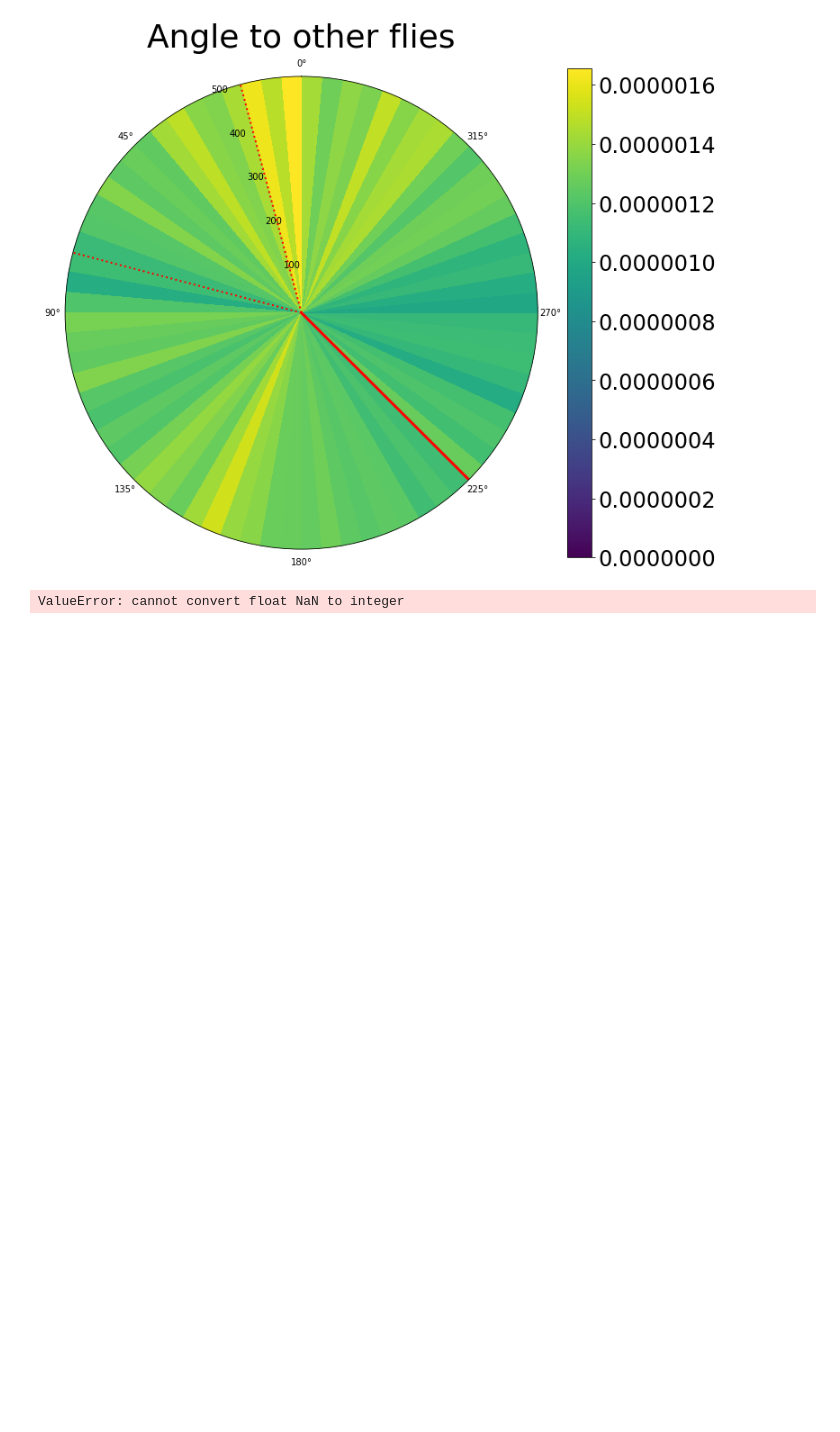
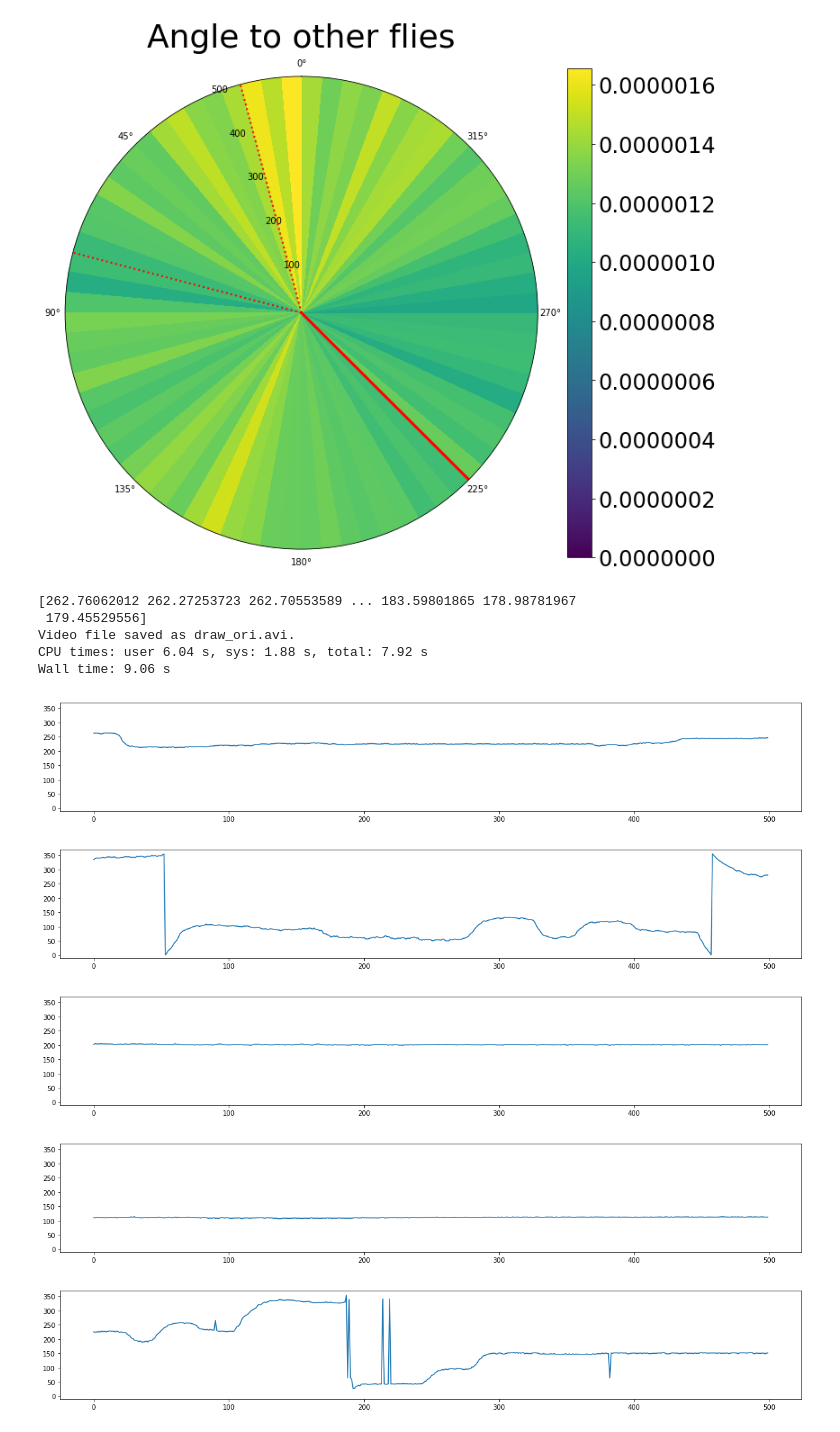
Before and after one commit to StrepsipZerg/flyDtracker, a Jupyter notebook: testing.ipynb, the cells around one changed output. Cells and saved outputs as stored; diff of their text form; code cells hidden in the pictures; blank space fills up the shorter version.

```diff
--- a/testing.ipynb
+++ b/testing.ipynb
@@ -225,8 +225,30 @@ Ks_2sampResult(statistic=0.26345253106247124, pvalue=3.971255951394018e-61)
 Ks_2sampResult(statistic=0.26275068263825685, pvalue=8.35454655222863e-61)
 [figure]
 [figure]
-# %%
-
-flyD.draw_ori("raw/6flies_1.avi", flyD.get_ori_pickle('6flies_1'))
-# %% [output]
-ValueError: cannot convert float NaN to integer
+# %%
+%%time
+
+
+#flyD.save_ori_pickle("fly2")
+flystack = flyD.get_ori_pickle('fly2')
+print(flystack[0].corrected)
+
+fly = flystack[4]
+flyD.draw_ori("raw/fly2.avi", flystack, corrected = True)
+
+
+for fly in flystack:
+    plt.figure(figsize=(20,3))
+    plt.ylim((-10,370))
+    plt.plot(fly.corrected[:500])
+# %% [output]
+[262.76062012 262.27253723 262.70553589 ... 183.59801865 178.98781967
+ 179.45529556]
+Video file saved as draw_ori.avi.
+CPU times: user 6.04 s, sys: 1.88 s, total: 7.92 s
+Wall time: 9.06 s
+[figure, added]
+[figure, added]
+[figure, added]
+[figure, added]
+[figure, added]
```
Also changed, not shown: parts of 3 cells of this notebook, 5 other files.
